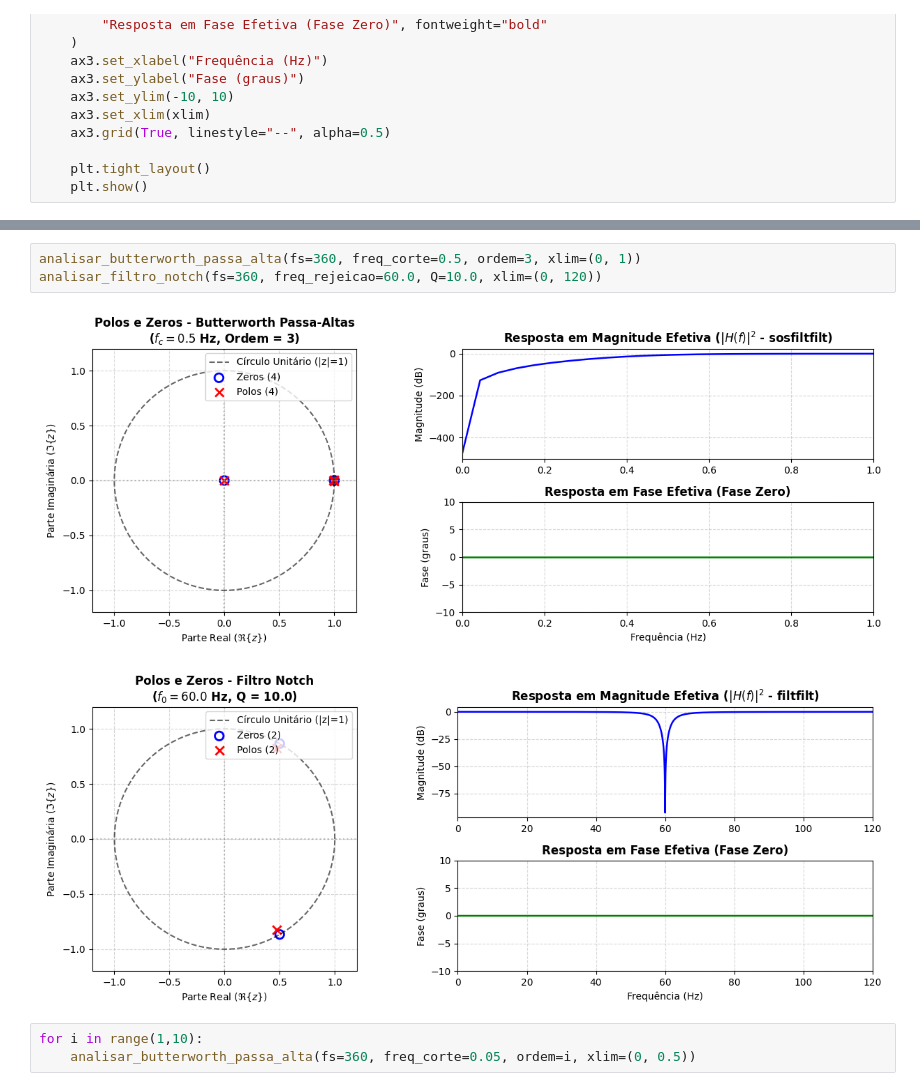
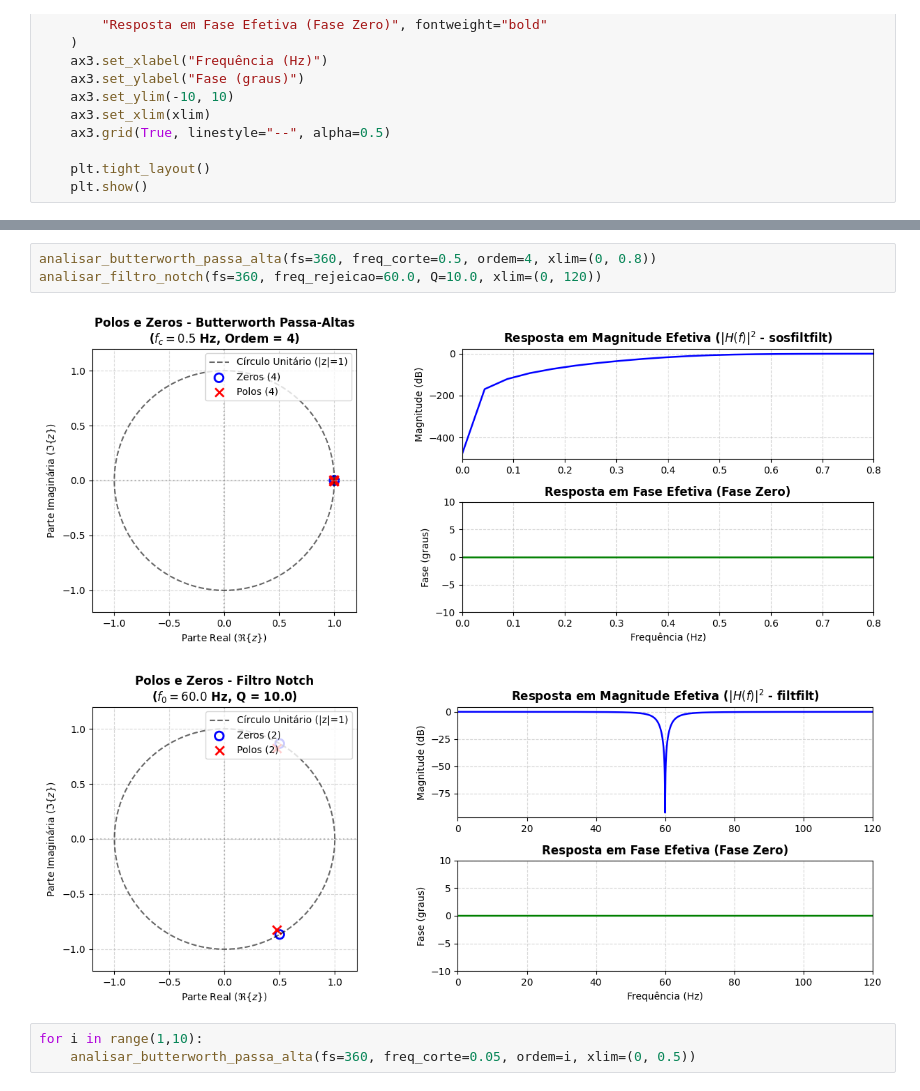
Before and after one commit to RenanCatini/ecg-arrhythmia-classification, a Jupyter notebook: notebooks/estudos_filtros_frequencia.ipynb, the cells around one changed output, grey strips where cells are left out. Cells and saved outputs as stored; diff of their text form.

```diff
--- a/notebooks/estudos_filtros_frequencia.ipynb
+++ b/notebooks/estudos_filtros_frequencia.ipynb
@@ -474,8 +508,8 @@ def analisar_filtro_notch(fs=360, freq_rejeicao=60.0, Q=10.0, xlim=(45, 75)):
 # %%
-analisar_butterworth_passa_alta(fs=360, freq_corte=0.5, ordem=3, xlim=(0, 1))
+analisar_butterworth_passa_alta(fs=360, freq_corte=0.5, ordem=4, xlim=(0, 0.8))
 analisar_filtro_notch(fs=360, freq_rejeicao=60.0, Q=10.0, xlim=(0, 120))
 # %% [output]
-[figure, old version]
+[figure, new version]
 [figure]
 # %%
 for i in range(1,10):
```
Also changed, not shown: parts of 6 cells of this notebook, 1 other file.
